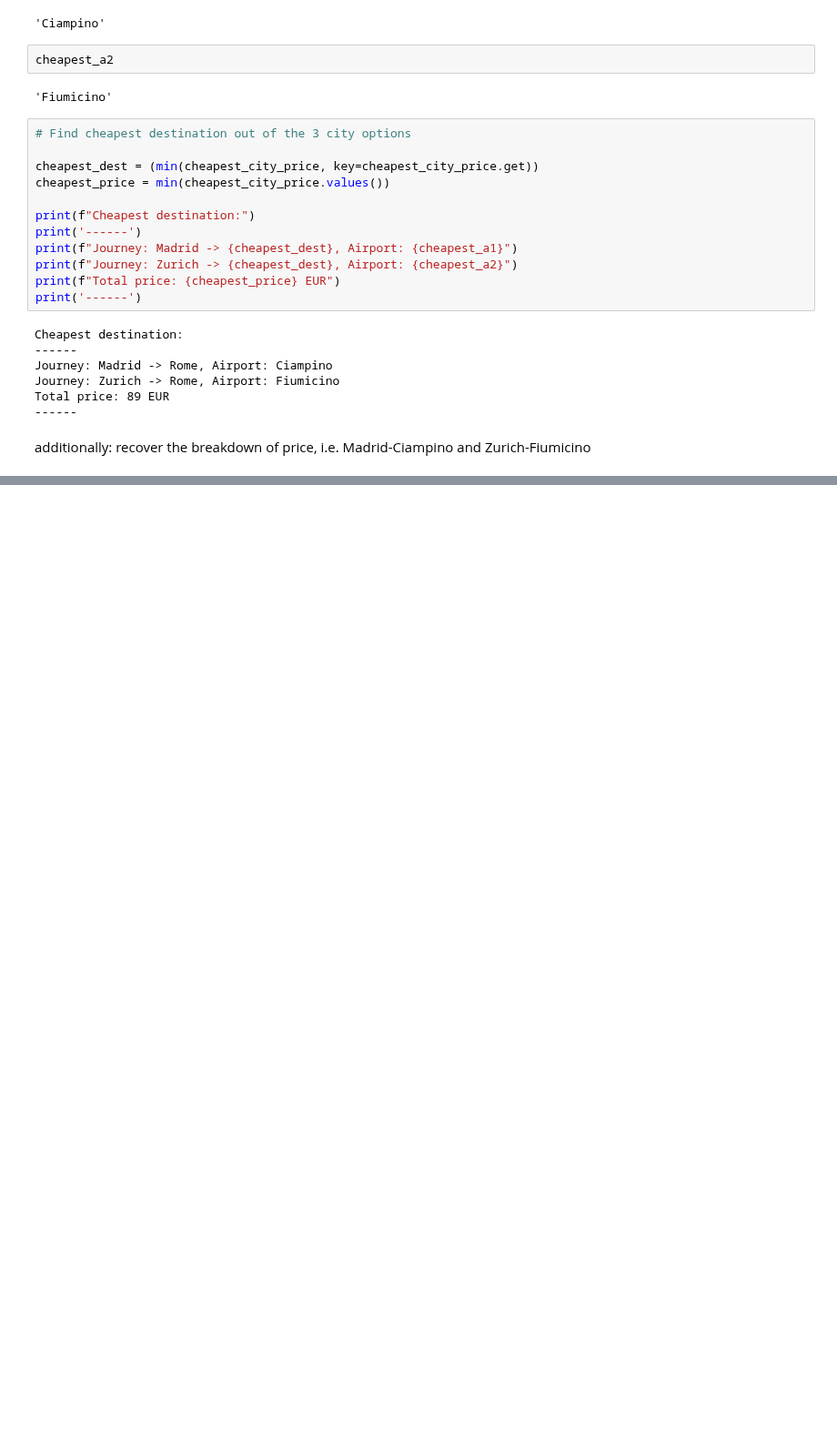
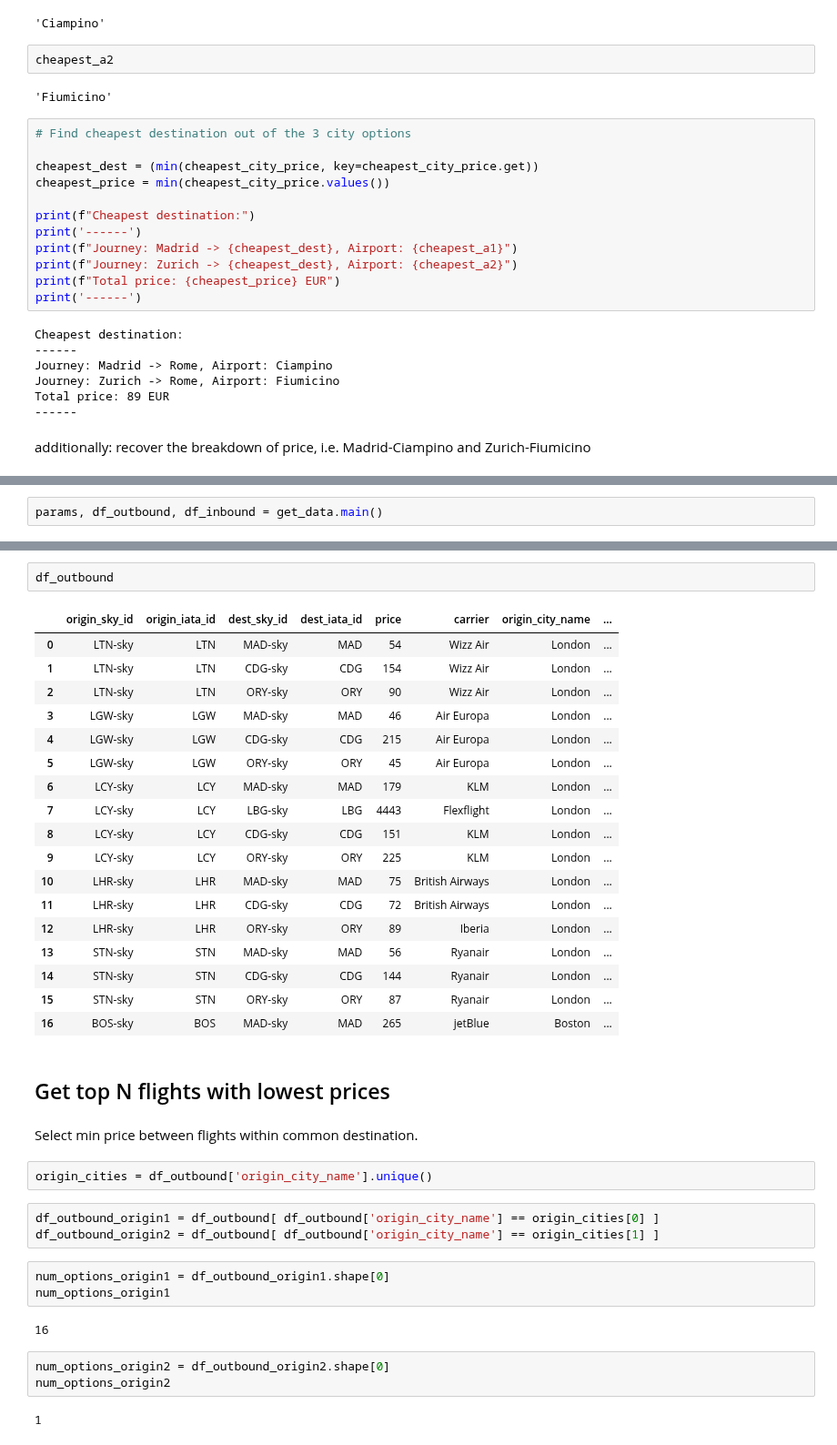
Before and after one commit to lkripa/flight_finder, a Jupyter notebook: playground.ipynb, the cells around one changed output, grey strips where cells are left out. Shown at 91% size. Cells and saved outputs as stored; diff of their text form; blank space fills up the shorter version.

```diff
--- a/playground.ipynb
+++ b/playground.ipynb
@@ -255,0 +419,2 @@ additionally: recover the breakdown of price, i.e. Madrid-Ciampino and Zurich-Fi
+# %%
+params, df_outbound, df_inbound = get_data.main()
@@ -255,0 +432,40 @@ additionally: recover the breakdown of price, i.e. Madrid-Ciampino and Zurich-Fi
+# %%
+df_outbound
+# %% [output]
+|  | origin_sky_id | origin_iata_id | dest_sky_id | dest_iata_id | price | carrier | origin_city_name | ... |
+| 0 | LTN-sky | LTN | MAD-sky | MAD | 54 | Wizz Air | London | ... |
+| 1 | LTN-sky | LTN | CDG-sky | CDG | 154 | Wizz Air | London | ... |
+| 2 | LTN-sky | LTN | ORY-sky | ORY | 90 | Wizz Air | London | ... |
+| 3 | LGW-sky | LGW | MAD-sky | MAD | 46 | Air Europa | London | ... |
+| 4 | LGW-sky | LGW | CDG-sky | CDG | 215 | Air Europa | London | ... |
+| 5 | LGW-sky | LGW | ORY-sky | ORY | 45 | Air Europa | London | ... |
+| 6 | LCY-sky | LCY | MAD-sky | MAD | 179 | KLM | London | ... |
+| 7 | LCY-sky | LCY | LBG-sky | LBG | 4443 | Flexflight | London | ... |
+| 8 | LCY-sky | LCY | CDG-sky | CDG | 151 | KLM | London | ... |
+| 9 | LCY-sky | LCY | ORY-sky | ORY | 225 | KLM | London | ... |
+| 10 | LHR-sky | LHR | MAD-sky | MAD | 75 | British Airways | London | ... |
+| 11 | LHR-sky | LHR | CDG-sky | CDG | 72 | British Airways | London | ... |
+| 12 | LHR-sky | LHR | ORY-sky | ORY | 89 | Iberia | London | ... |
+| 13 | STN-sky | STN | MAD-sky | MAD | 56 | Ryanair | London | ... |
+| 14 | STN-sky | STN | CDG-sky | CDG | 144 | Ryanair | London | ... |
+| 15 | STN-sky | STN | ORY-sky | ORY | 87 | Ryanair | London | ... |
+| 16 | BOS-sky | BOS | MAD-sky | MAD | 265 | jetBlue | Boston | ... |
+# %% [markdown]
+## Get top N flights with lowest prices
+# %% [markdown]
+Select min price between flights within common destination.
+# %%
+origin_cities = df_outbound['origin_city_name'].unique()
+# %%
+df_outbound_origin1 = df_outbound[ df_outbound['origin_city_name'] == origin_cities[0] ]
+df_outbound_origin2 = df_outbound[ df_outbound['origin_city_name'] == origin_cities[1] ]
+# %%
+num_options_origin1 = df_outbound_origin1.shape[0]
+num_options_origin1
+# %% [output]
+16
+# %%
+num_options_origin2 = df_outbound_origin2.shape[0]
+num_options_origin2
+# %% [output]
+1
```
Also changed, not shown: parts of 53 cells of this notebook.
